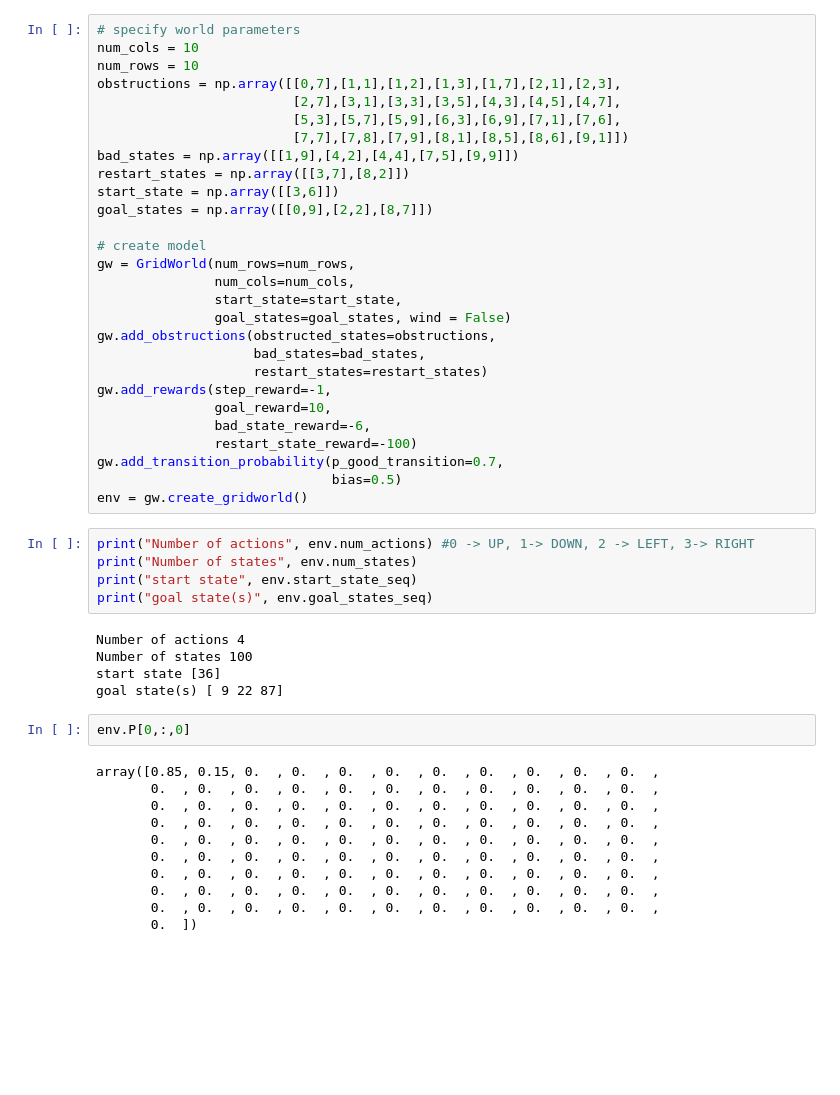
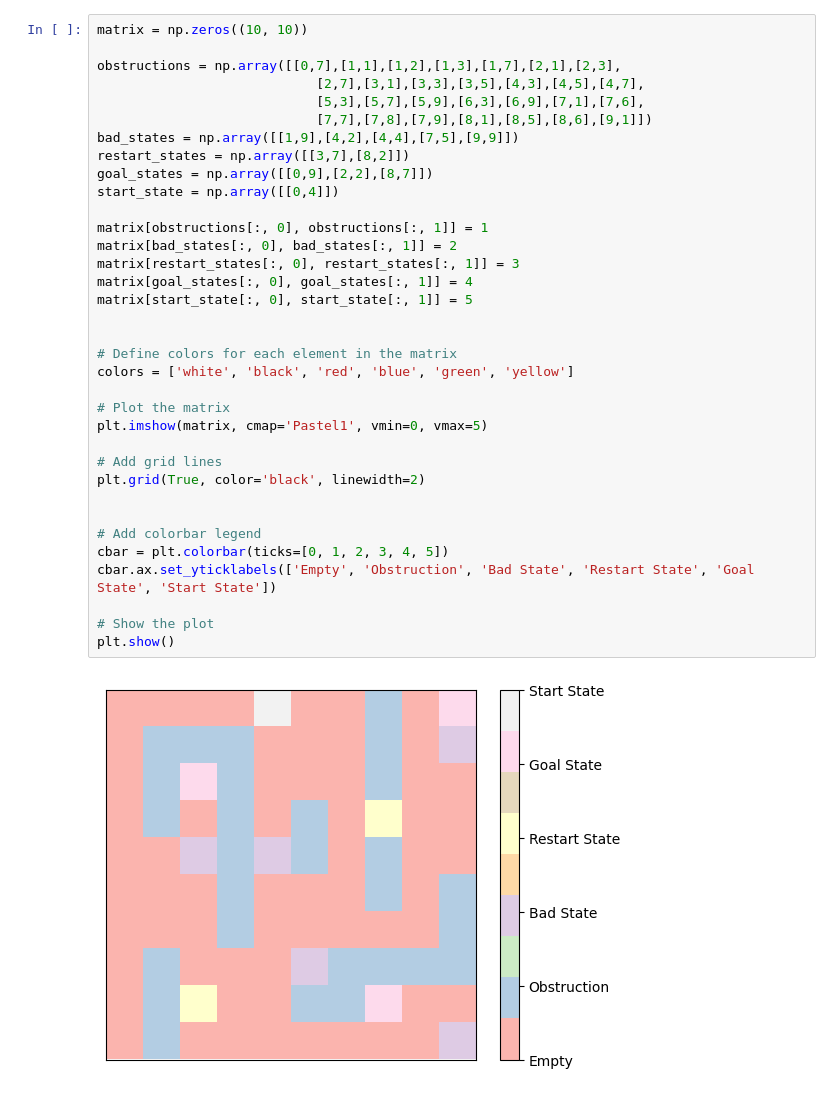
Before and after one commit to Heisenberg-2207/Programming-assignment, a Jupyter notebook: programming assignment 1/PA1.ipynb, the cells around one changed output. Drawn from its saved outputs; the diff is of its cells as text; blank space fills up the shorter version.

```diff
--- a/programming assignment 1/PA1.ipynb
+++ b/programming assignment 1/PA1.ipynb
@@ -203,51 +94,37 @@ class GridWorld:
 # %%
-# specify world parameters
-num_cols = 10
-num_rows = 10
+matrix = np.zeros((10, 10))
+
 obstructions = np.array([[0,7],[1,1],[1,2],[1,3],[1,7],[2,1],[2,3],
-                         [2,7],[3,1],[3,3],[3,5],[4,3],[4,5],[4,7],
-                         [5,3],[5,7],[5,9],[6,3],[6,9],[7,1],[7,6],
-                         [7,7],[7,8],[7,9],[8,1],[8,5],[8,6],[9,1]])
+                            [2,7],[3,1],[3,3],[3,5],[4,3],[4,5],[4,7],
+                            [5,3],[5,7],[5,9],[6,3],[6,9],[7,1],[7,6],
+                            [7,7],[7,8],[7,9],[8,1],[8,5],[8,6],[9,1]])
 bad_states = np.array([[1,9],[4,2],[4,4],[7,5],[9,9]])
 restart_states = np.array([[3,7],[8,2]])
-start_state = np.array([[3,6]])
 goal_states = np.array([[0,9],[2,2],[8,7]])
+start_state = np.array([[0,4]])
 
-# create model
-gw = GridWorld(num_rows=num_rows,
-               num_cols=num_cols,
-               start_state=start_state,
-               goal_states=goal_states, wind = False)
-gw.add_obstructions(obstructed_states=obstructions,
-                    bad_states=bad_states,
-                    restart_states=restart_states)
-gw.add_rewards(step_reward=-1,
-               goal_reward=10,
-               bad_state_reward=-6,
-               restart_state_reward=-100)
-gw.add_transition_probability(p_good_transition=0.7,
-                              bias=0.5)
-env = gw.create_gridworld()
+matrix[obstructions[:, 0], obstructions[:, 1]] = 1
+matrix[bad_states[:, 0], bad_states[:, 1]] = 2
+matrix[restart_states[:, 0], restart_states[:, 1]] = 3
+matrix[goal_states[:, 0], goal_states[:, 1]] = 4
+matrix[start_state[:, 0], start_state[:, 1]] = 5
+
+
+# Define colors for each element in the matrix
+colors = ['white', 'black', 'red', 'blue', 'green', 'yellow']
+
+# Plot the matrix
+plt.imshow(matrix, cmap='Pastel1', vmin=0, vmax=5)
+
+# Add grid lines
+plt.grid(True, color='black', linewidth=2)
+
+
+# Add colorbar legend
+cbar = plt.colorbar(ticks=[0, 1, 2, 3, 4, 5])
+cbar.ax.set_yticklabels(['Empty', 'Obstruction', 'Bad State', 'Restart State', 'Goal State', 'Start State'])
+
+# Show the plot
+plt.show()
+# %% [output]
+[figure, added]
-# %%
-print("Number of actions", env.num_actions) #0 -> UP, 1-> DOWN, 2 -> LEFT, 3-> RIGHT
-print("Number of states", env.num_states)
-print("start state", env.start_state_seq)
-print("goal state(s)", env.goal_states_seq)
-# %% [output]
-Number of actions 4
-Number of states 100
-start state [36]
-goal state(s) [ 9 22 87]
-# %%
-env.P[0,:,0]
-# %% [output]
-array([0.85, 0.15, 0.  , 0.  , 0.  , 0.  , 0.  , 0.  , 0.  , 0.  , 0.  ,
-       0.  , 0.  , 0.  , 0.  , 0.  , 0.  , 0.  , 0.  , 0.  , 0.  , 0.  ,
-       0.  , 0.  , 0.  , 0.  , 0.  , 0.  , 0.  , 0.  , 0.  , 0.  , 0.  ,
-       0.  , 0.  , 0.  , 0.  , 0.  , 0.  , 0.  , 0.  , 0.  , 0.  , 0.  ,
-       0.  , 0.  , 0.  , 0.  , 0.  , 0.  , 0.  , 0.  , 0.  , 0.  , 0.  ,
-       0.  , 0.  , 0.  , 0.  , 0.  , 0.  , 0.  , 0.  , 0.  , 0.  , 0.  ,
-       0.  , 0.  , 0.  , 0.  , 0.  , 0.  , 0.  , 0.  , 0.  , 0.  , 0.  ,
-       0.  , 0.  , 0.  , 0.  , 0.  , 0.  , 0.  , 0.  , 0.  , 0.  , 0.  ,
-       0.  , 0.  , 0.  , 0.  , 0.  , 0.  , 0.  , 0.  , 0.  , 0.  , 0.  ,
-       0.  ])
```
Also changed, not shown: parts of 11 cells of this notebook, 2 other files.
